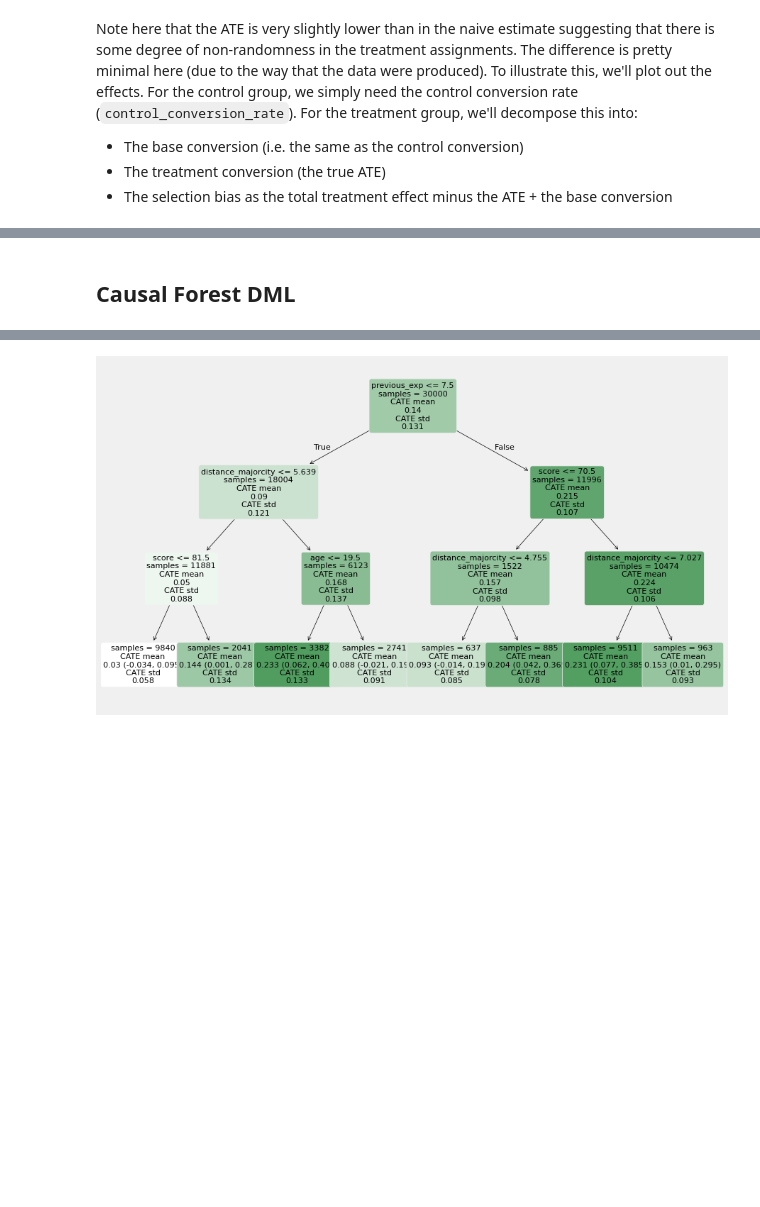
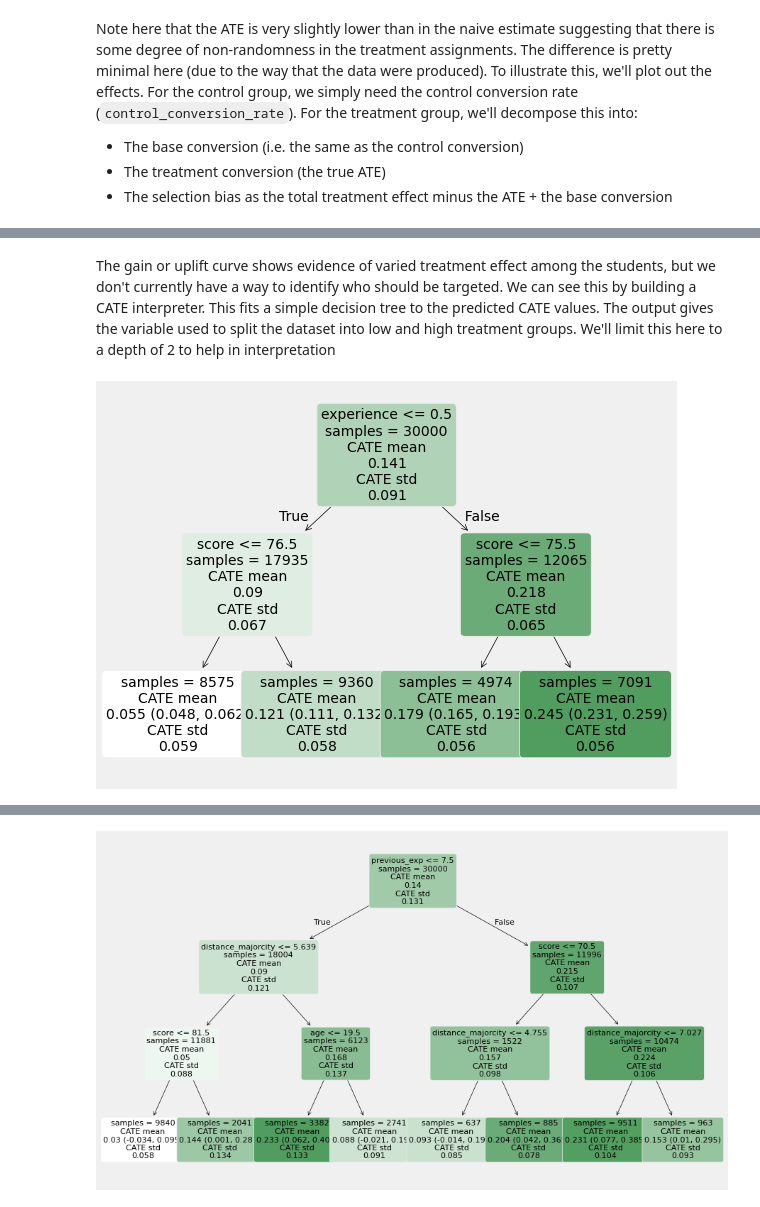
Before and after one commit to simonbrewer/GEOG6960_Causal, a Jupyter notebook: GEOG6960_Week12.ipynb, the cells around one changed output, grey strips where cells are left out. Drawn from its saved outputs; the diff is of its cells as text; code cells hidden in the pictures; blank space fills up the shorter version.

```diff
--- a/GEOG6960_Week12.ipynb
+++ b/GEOG6960_Week12.ipynb
@@ -285,4 +235,13 @@ DML       0.708261
 Random    0.495550
 dtype: float64
-# %% [markdown]
-## Causal Forest DML
+# %% [markdown]
+The gain or uplift curve shows evidence of varied treatment effect among the students, but we don't currently have a way to identify who should be targeted. We can see this by building a CATE interpreter. This fits a simple decision tree to the predicted CATE values. The output gives the variable used to split the dataset into low and high treatment groups. We'll limit this here to a depth of 2 to help in interpretation
+# %%
+from econml.cate_interpreter import SingleTreeCateInterpreter
+intrp = SingleTreeCateInterpreter(include_model_uncertainty=True, max_depth=2, min_samples_leaf=10)
+intrp.interpret(dml, X)
+# Plot the tree
+fig, ax = plt.subplots(figsize=(10, 6))
+intrp.plot(feature_names=features, fontsize=10)
+# %% [output]
+[figure, added]
```
Also changed, not shown: parts of 57 cells of this notebook.
